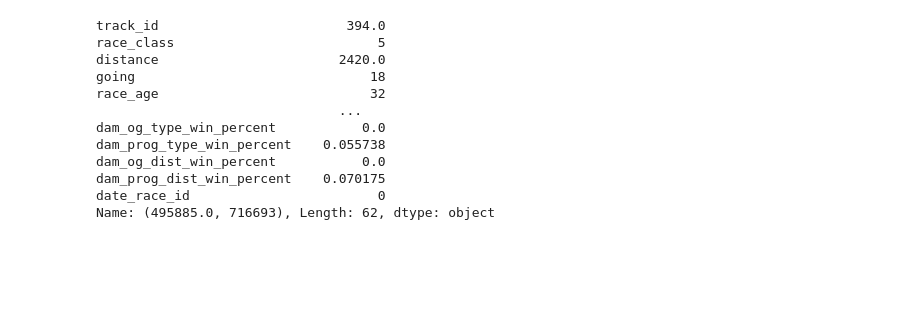
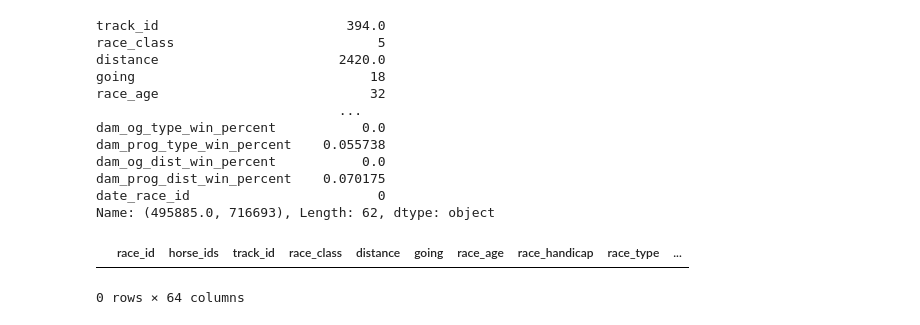
Before and after one commit to Sean-Leishman/gbp-horse-prediction, a Jupyter notebook: rnn.ipynb, the cells around one changed output. Saved outputs shown, nothing was run; the diff lists cells and outputs as text; code cells hidden in the pictures; blank space fills up the shorter version.

```diff
--- a/rnn.ipynb
+++ b/rnn.ipynb
@@ -143,3 +161,8 @@ Name: (495885.0, 716693), Length: 62, dtype: object
 # %%
 from torch.utils.data import Dataset, DataLoader
 import torch
+# %%
+new_df.loc[(new_df.date_race_id == 15)]
+# %% [output]
+|  | race_id | horse_ids | track_id | race_class | distance | going | race_age | race_handicap | race_type | ... |
+0 rows × 64 columns
```
Also changed, not shown: parts of 18 cells of this notebook, 1 other file.
